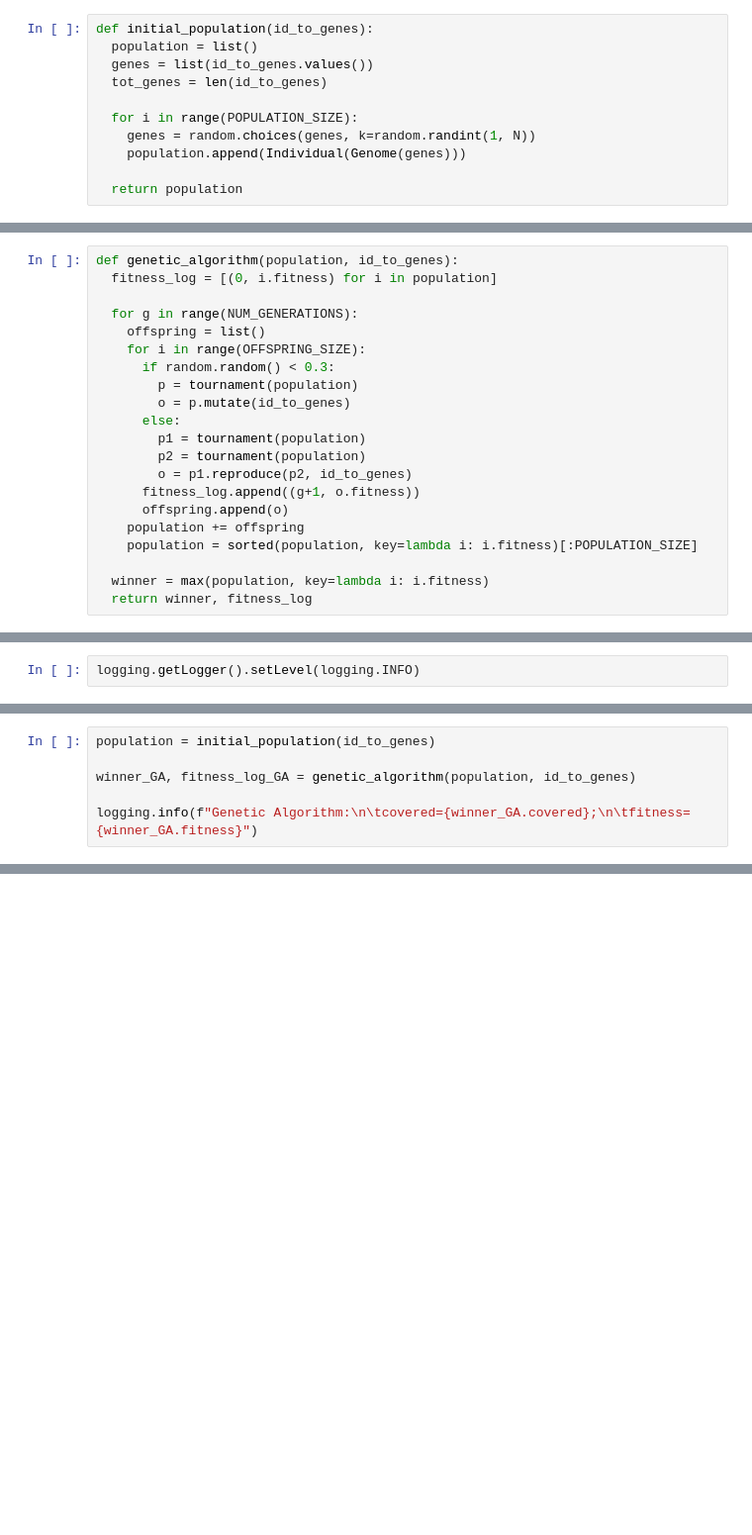
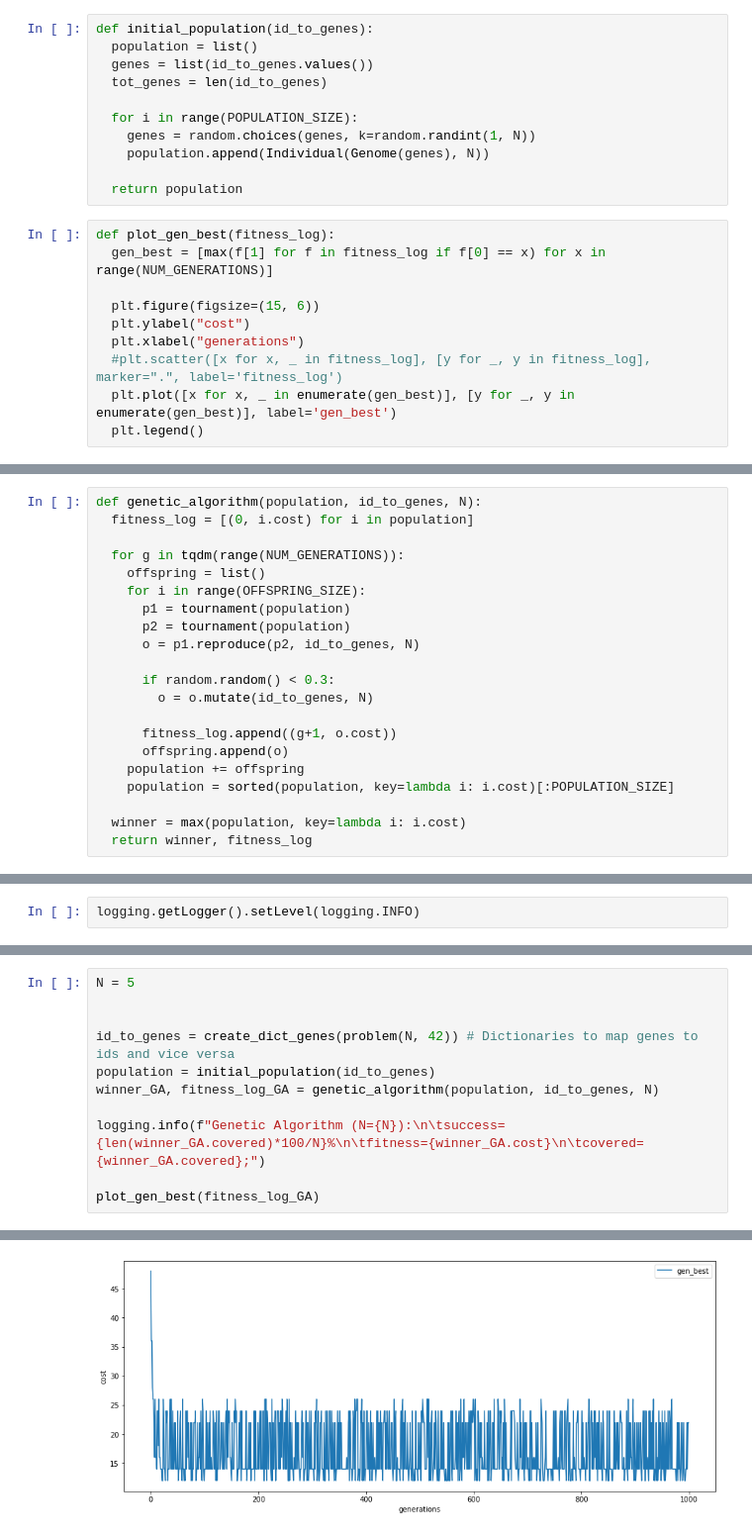
Before and after one commit to LuigiFederico/Computational-Intelligence, a Jupyter notebook: lab2/lab2.ipynb, the cells around one changed output, grey strips where cells are left out. Shown at 99% size. Saved outputs shown, nothing was run; the diff lists cells and outputs as text; blank space fills up the shorter version.

```diff
--- a/lab2/lab2.ipynb
+++ b/lab2/lab2.ipynb
@@ -34,29 +34,39 @@ def initial_population(id_to_genes):
 
   for i in range(POPULATION_SIZE):
     genes = random.choices(genes, k=random.randint(1, N))
-    population.append(Individual(Genome(genes)))
+    population.append(Individual(Genome(genes), N))
 
   return population
+# %%
+def plot_gen_best(fitness_log):
+  gen_best = [max(f[1] for f in fitness_log if f[0] == x) for x in range(NUM_GENERATIONS)]
+
+  plt.figure(figsize=(15, 6))
+  plt.ylabel("cost")
+  plt.xlabel("generations")
+  #plt.scatter([x for x, _ in fitness_log], [y for _, y in fitness_log], marker=".", label='fitness_log')
+  plt.plot([x for x, _ in enumerate(gen_best)], [y for _, y in enumerate(gen_best)], label='gen_best')
+  plt.legend()
 # %% [markdown]
 ## Evolution
 # %%
-def genetic_algorithm(population, id_to_genes):
-  fitness_log = [(0, i.fitness) for i in population]
+def genetic_algorithm(population, id_to_genes, N):
+  fitness_log = [(0, i.cost) for i in population]
 
-  for g in range(NUM_GENERATIONS):
+  for g in tqdm(range(NUM_GENERATIONS)):
     offspring = list()
     for i in range(OFFSPRING_SIZE):
+      p1 = tournament(population)
+      p2 = tournament(population)
+      o = p1.reproduce(p2, id_to_genes, N)
+
       if random.random() < 0.3:
-        p = tournament(population)
-        o = p.mutate(id_to_genes)
-      else:
-        p1 = tournament(population)
-        p2 = tournament(population)
-        o = p1.reproduce(p2, id_to_genes)
-      fitness_log.append((g+1, o.fitness))
+        o = o.mutate(id_to_genes, N)
+
+      fitness_log.append((g+1, o.cost))
       offspring.append(o)
     population += offspring
-    population = sorted(population, key=lambda i: i.fitness)[:POPULATION_SIZE]
+    population = sorted(population, key=lambda i: i.cost)[:POPULATION_SIZE]
 
-  winner = max(population, key=lambda i: i.fitness)
+  winner = max(population, key=lambda i: i.cost)
   return winner, fitness_log
@@ -75,7 +79,12 @@ id_to_genes = create_dict_genes(problem(N, 42))
 # %%
+N = 5
+
+
+id_to_genes = create_dict_genes(problem(N, 42)) # Dictionaries to map genes to ids and vice versa
 population = initial_population(id_to_genes)
+winner_GA, fitness_log_GA = genetic_algorithm(population, id_to_genes, N)
 
-winner_GA, fitness_log_GA = genetic_algorithm(population, id_to_genes)
+logging.info(f"Genetic Algorithm (N={N}):\n\tsuccess={len(winner_GA.covered)*100/N}%\n\tfitness={winner_GA.cost}\n\tcovered={winner_GA.covered};")
 
-logging.info(f"Genetic Algorithm:\n\tcovered={winner_GA.covered};\n\tfitness={winner_GA.fitness}")
+plot_gen_best(fitness_log_GA)
 # %% [output]
@@ -84,0 +95 @@ INFO:root:Genetic Algorithm:
+[figure, added]
```
Also changed, not shown: parts of 17 cells of this notebook, 3 other files.
